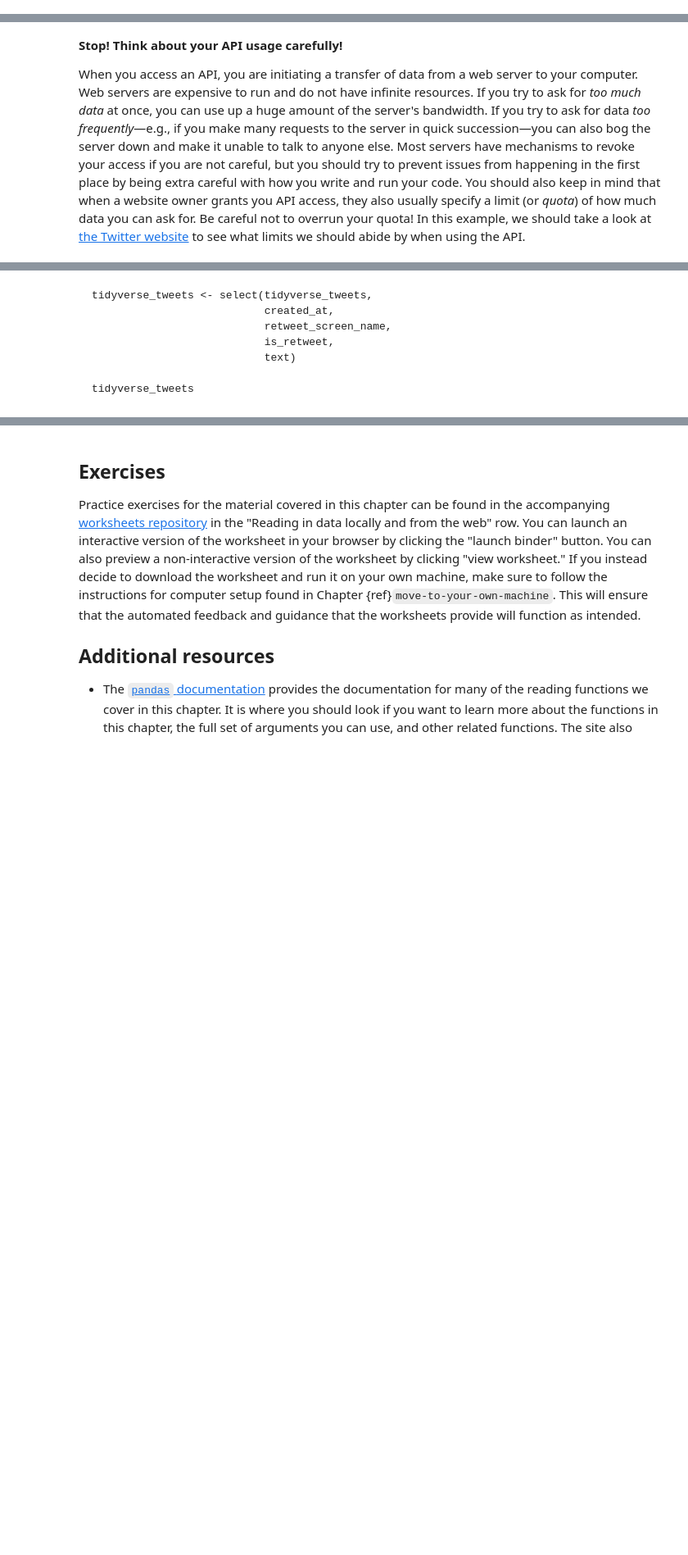
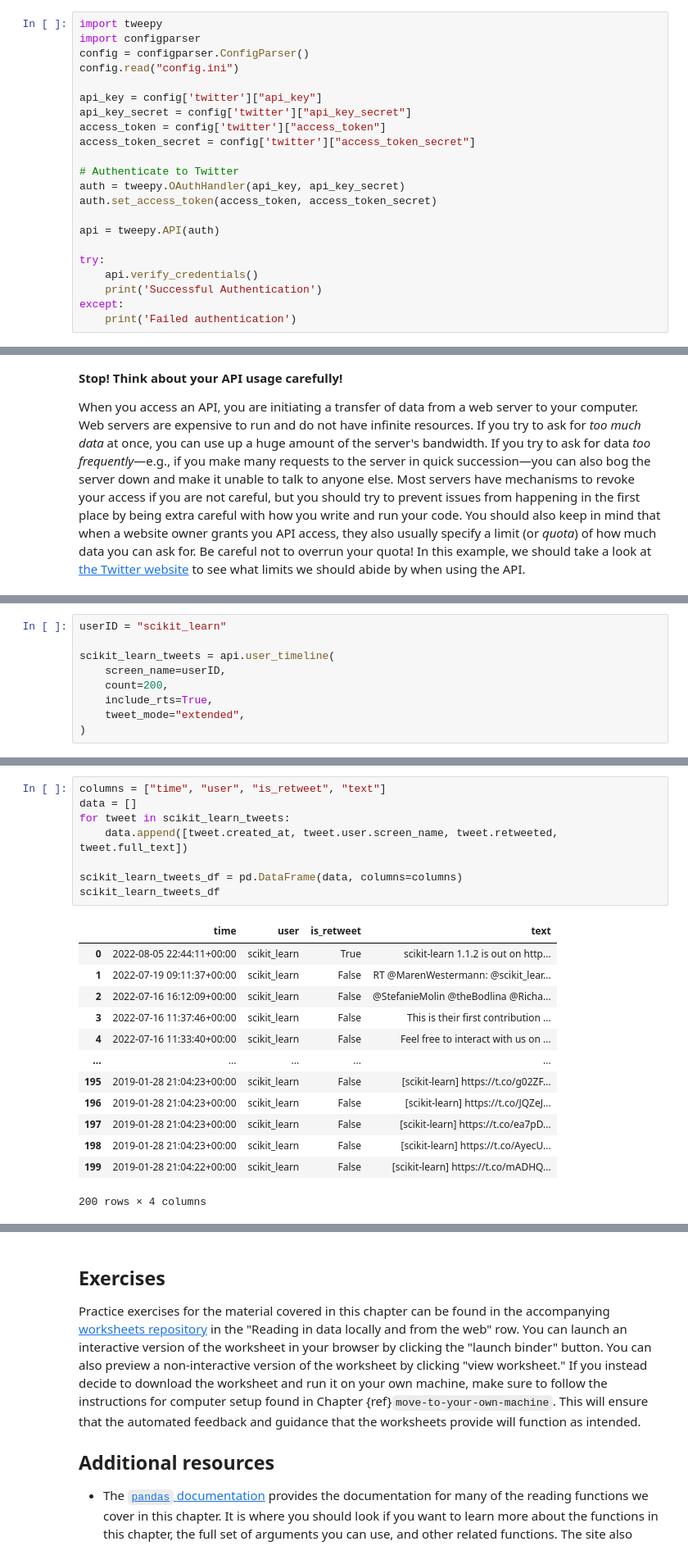
Before and after one commit to UBC-DSCI/introduction-to-datascience-python, a Jupyter notebook: source/reading.ipynb, the cells around one changed output, grey strips where cells are left out. Shown at 82% size. Drawn from its saved outputs; the diff is of its cells as text; blank space fills up the shorter version.

Commit message:
add draft for twitter api, fix can_lang.csv conflict issue

````diff
--- a/source/reading.ipynb
+++ b/source/reading.ipynb
@@ -1415,0 +1410,22 @@ library(rtweet)
+# %%
+import tweepy
+import configparser
+config = configparser.ConfigParser()
+config.read("config.ini")
+
+api_key = config['twitter']["api_key"]
+api_key_secret = config['twitter']["api_key_secret"]
+access_token = config['twitter']["access_token"]
+access_token_secret = config['twitter']["access_token_secret"]
+
+# Authenticate to Twitter
+auth = tweepy.OAuthHandler(api_key, api_key_secret)
+auth.set_access_token(access_token, access_token_secret)
+
+api = tweepy.API(auth)
+
+try:
+    api.verify_credentials()
+    print('Successful Authentication')
+except:
+    print('Failed authentication')
@@ -1489,0 +1466,9 @@ tidyverse_tweets
+# %%
+userID = "scikit_learn"
+
+scikit_learn_tweets = api.user_timeline(
+    screen_name=userID,
+    count=200,
+    include_rts=True,
+    tweet_mode="extended",
+)
@@ -1495,11 +1506,23 @@ and `text`.
-# %% [markdown]
-```{r 01-select-tweets, message = FALSE, warning = FALSE}
-tidyverse_tweets <- select(tidyverse_tweets,
-                           created_at,
-                           retweet_screen_name,
-                           is_retweet,
-                           text)
-
-tidyverse_tweets
-```
+# %%
+columns = ["time", "user", "is_retweet", "text"]
+data = []
+for tweet in scikit_learn_tweets:
+    data.append([tweet.created_at, tweet.user.screen_name, tweet.retweeted, tweet.full_text])
+
+scikit_learn_tweets_df = pd.DataFrame(data, columns=columns)
+scikit_learn_tweets_df
+# %% [output]
+|  | time | user | is_retweet | text |
+| 0 | 2022-08-05 22:44:11+00:00 | scikit_learn | True | scikit-learn 1.1.2 is out on http... |
+| 1 | 2022-07-19 09:11:37+00:00 | scikit_learn | False | RT @MarenWestermann: @scikit_lear... |
+| 2 | 2022-07-16 16:12:09+00:00 | scikit_learn | False | @StefanieMolin @theBodlina @Richa... |
+| 3 | 2022-07-16 11:37:46+00:00 | scikit_learn | False | This is their first contribution ... |
+| 4 | 2022-07-16 11:33:40+00:00 | scikit_learn | False | Feel free to interact with us on ... |
+| ... | ... | ... | ... | ... |
+| 195 | 2019-01-28 21:04:23+00:00 | scikit_learn | False | [scikit-learn] https://t.co/g02ZF... |
+| 196 | 2019-01-28 21:04:23+00:00 | scikit_learn | False | [scikit-learn] https://t.co/JQZeJ... |
+| 197 | 2019-01-28 21:04:23+00:00 | scikit_learn | False | [scikit-learn] https://t.co/ea7pD... |
+| 198 | 2019-01-28 21:04:23+00:00 | scikit_learn | False | [scikit-learn] https://t.co/AyecU... |
+| 199 | 2019-01-28 21:04:22+00:00 | scikit_learn | False | [scikit-learn] https://t.co/mADHQ... |
+200 rows × 4 columns
 # %% [markdown]
````
Also changed, not shown: parts of 17 cells of this notebook, 3 other files.
